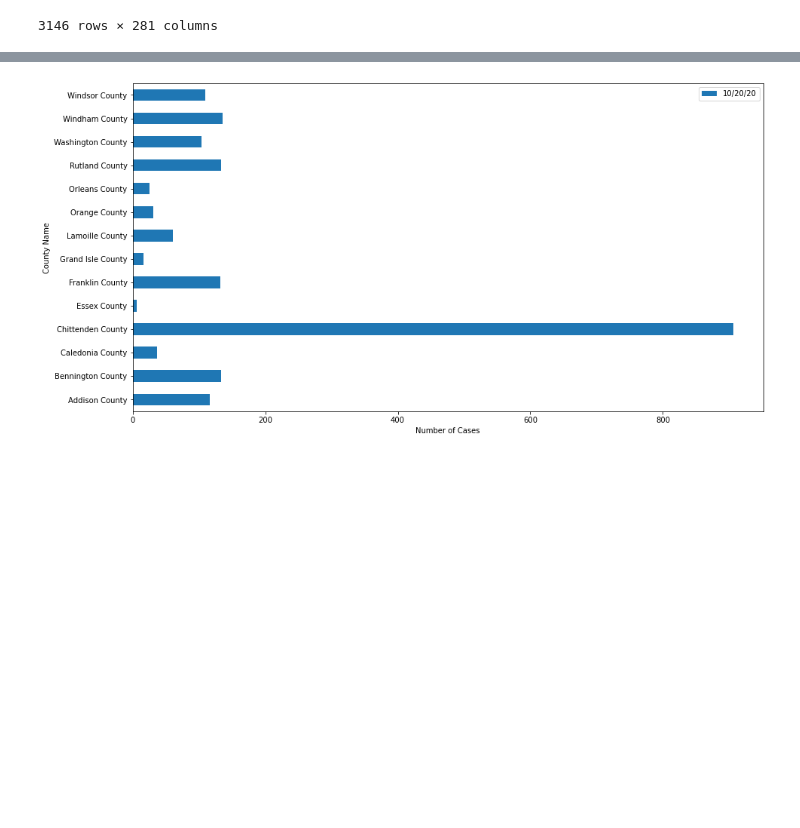
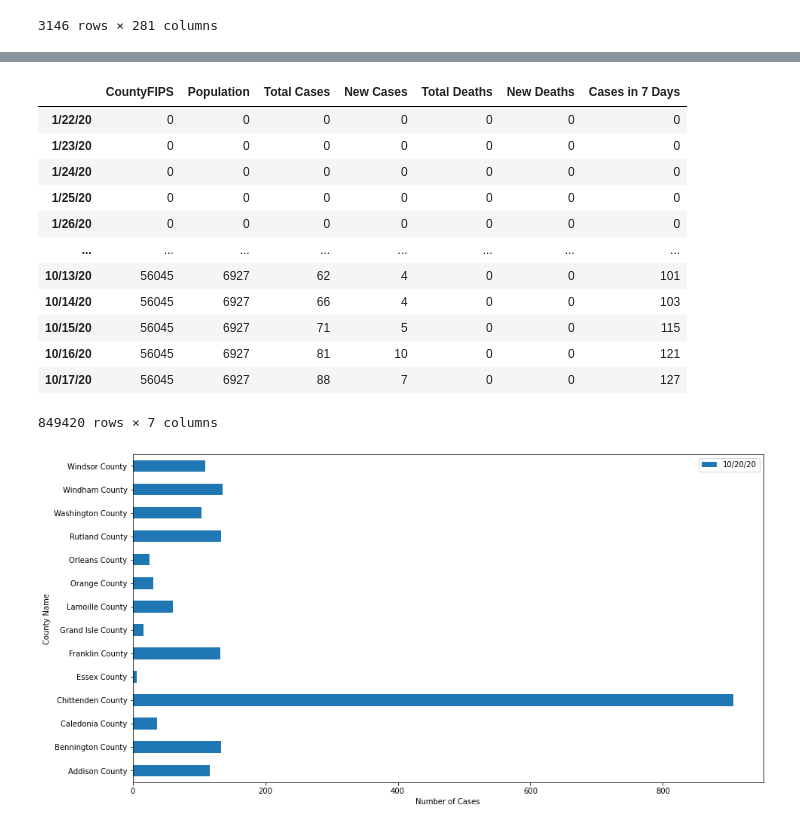
Before and after one commit to DeanTown/COVID19-Spread-Machine-Learning, a Jupyter notebook: GetNewData.ipynb, the cells around one changed output, grey strips where cells are left out. Saved outputs shown, nothing was run; the diff lists cells and outputs as text; code cells hidden in the pictures; blank space fills up the shorter version.

Commit message:
Master dataframe.

```diff
--- a/GetNewData.ipynb
+++ b/GetNewData.ipynb
@@ -111,7 +127,7 @@ new_cases_df
 3146 rows × 281 columns
 # %%
 def new_deaths():
-    df = dea_df.copy()
+    df = deaths_df.copy()
     ignored_columns = [0, 1, 2, 3, 4]
     num_cols = len(df.columns)
 
@@ -124,5 +140,5 @@ def new_deaths():
 
     return df
 
-new_cases_df = new_cases()
-new_cases_df
+new_deaths_df = new_deaths()
+new_deaths_df
@@ -129,3 +175,62 @@ new_cases_df
+# %%
+def master_dataframe():
+    c_df = cases_df.copy().iloc[:,:-7]
+    d_df = deaths_df.copy().iloc[:,:-7]
+    n_c_df = new_cases_df.copy().iloc[:,:-7]
+    n_d_df = new_deaths_df.copy().iloc[:,:-7]
+
+    dates = []
+    counties = []
+    populations = []
+    total_cases = []
+    new_cases = []
+    total_deaths = []
+    new_deaths = []
+    num_cases_in_seven_days = []
+    ignored_columns = [0, 1, 2, 3]
+
+    row_index = 0
+    for index, row in c_df.iterrows():
+        countyFIPS = c_df.at[index, c_df.columns[0]]
+        if countyFIPS in pops_df['ï»¿countyFIPS']:
+            population = pops_df.loc[pops_df['ï»¿countyFIPS'] == countyFIPS, 'population'].iloc[0]
+        else:
+            population = 0
+
+        for col_idx in range(len(c_df.columns)):
+            if col_idx not in ignored_columns:
+                date = cases_df.columns[col_idx]
+                dates.append(date)
+                counties.append(countyFIPS)
+                populations.append(population)
+                total_cases.append(c_df.iloc[int(row_index)][date])
+                new_cases.append(n_c_df.iloc[int(row_index)][date])
+                total_deaths.append(d_df.iloc[int(row_index)][date])
+                new_deaths.append(n_d_df.iloc[int(row_index)][date])
+                num_cases_in_seven_days.append(cases_df.iloc[int(row_index)][cases_df.columns[col_idx + 7]])
+        row_index += 1
+
+    df = pd.DataFrame(list(zip(counties, populations, total_cases, new_cases, total_deaths, new_deaths, num_cases_in_seven_days)),
+                      index = dates,
+                      columns = ['CountyFIPS', 'Population', 'Total Cases', 'New Cases', 'Total Deaths', 'New Deaths', 'Cases in 7 Days'])
+    return df
+
+master_df = master_dataframe()
+master_df
+# %% [output]
+|  | CountyFIPS | Population | Total Cases | New Cases | Total Deaths | New Deaths | Cases in 7 Days |
+| 1/22/20 | 0 | 0 | 0 | 0 | 0 | 0 | 0 |
+| 1/23/20 | 0 | 0 | 0 | 0 | 0 | 0 | 0 |
+| 1/24/20 | 0 | 0 | 0 | 0 | 0 | 0 | 0 |
+| 1/25/20 | 0 | 0 | 0 | 0 | 0 | 0 | 0 |
+| 1/26/20 | 0 | 0 | 0 | 0 | 0 | 0 | 0 |
+| ... | ... | ... | ... | ... | ... | ... | ... |
+| 10/13/20 | 56045 | 6927 | 62 | 4 | 0 | 0 | 101 |
+| 10/14/20 | 56045 | 6927 | 66 | 4 | 0 | 0 | 103 |
+| 10/15/20 | 56045 | 6927 | 71 | 5 | 0 | 0 | 115 |
+| 10/16/20 | 56045 | 6927 | 81 | 10 | 0 | 0 | 121 |
+| 10/17/20 | 56045 | 6927 | 88 | 7 | 0 | 0 | 127 |
+849420 rows × 7 columns
 # %%
 def cases_bar_graph_by_state_by_date(state, dates):
     graphing_df = cases_df.copy()
```
Also changed, not shown: parts of 3 cells of this notebook.
